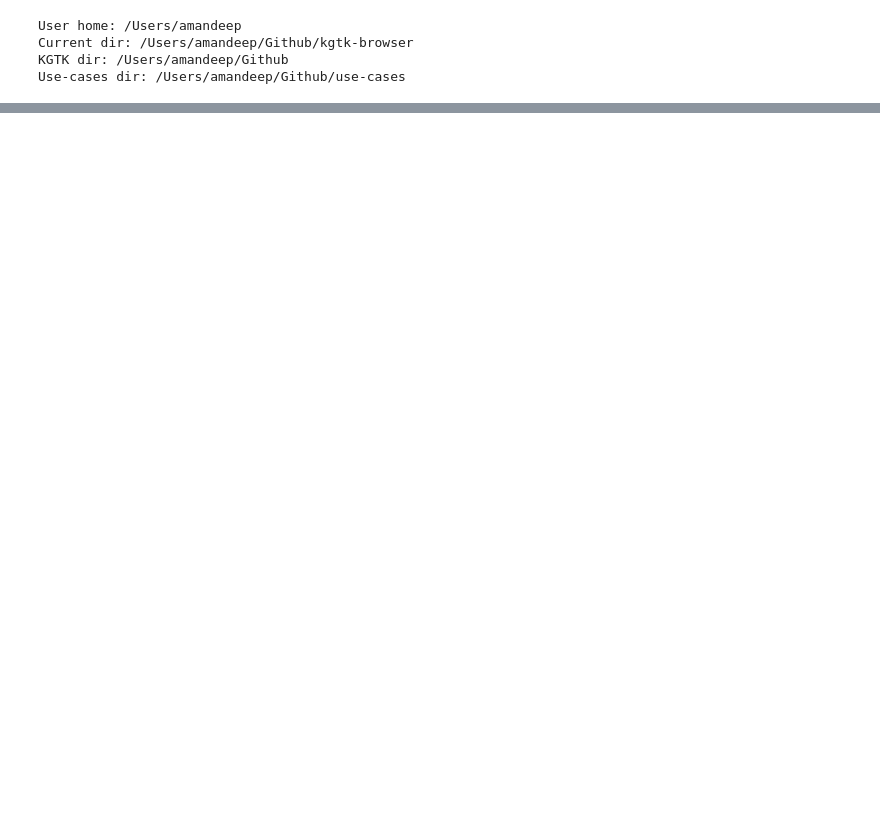
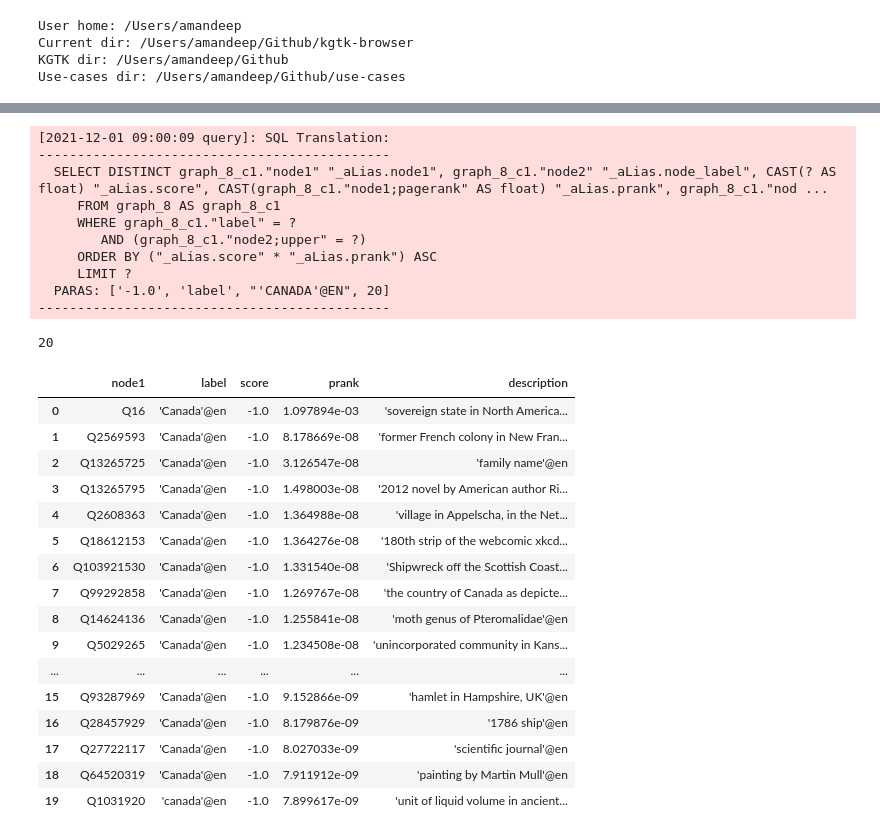
Before and after one commit to usc-isi-i2/kgtk-browser, a Jupyter notebook: KGTK-Query-Text-Search.ipynb, the cells around one changed output, grey strips where cells are left out. Drawn from its saved outputs; the diff is of its cells as text; code cells hidden in the pictures; blank space fills up the shorter version.

```diff
--- a/KGTK-Query-Text-Search.ipynb
+++ b/KGTK-Query-Text-Search.ipynb
@@ -300,0 +240,50 @@ search('bara oba')
+# %%
+def exact_search_labels(search_text, limit=20):
+    search_text = f"'{search_text.upper()}'@EN"
+    text_search_labels_query =  _kapi2.get_query(
+    doc="""
+     Exact Match case insensitive query
+    """,
+    name=f'exact_search_labels{search_text}',
+    inputs='l_d_pgr_ud',
+    match=f'l_d_pgr_ud: (n)-[r:label]->(l)',
+    where=f'r.`node2;upper`="{search_text}"',
+    ret='distinct n as node1, l as node_label, cast("-1.0", float) as score, cast(r.`node1;pagerank`, float) as prank, r.`node1;description` as description',
+    order='score*prank',
+    limit=limit
+)
+    results =  list([list(x) for x in text_search_labels_query.execute()])
+    df = pd.DataFrame(results, columns=['node1', 'label', 'score', 'prank', 'description'])
+    print(len(df))
+    return df
+# %%
+exact_search_labels('canada')
+# %% [output]
+[2021-12-01 09:00:09 query]: SQL Translation:
+---------------------------------------------
+  SELECT DISTINCT graph_8_c1."node1" "_aLias.node1", graph_8_c1."node2" "_aLias.node_label", CAST(? AS float) "_aLias.score", CAST(graph_8_c1."node1;pagerank" AS float) "_aLias.prank", graph_8_c1."nod ...
+     FROM graph_8 AS graph_8_c1
+     WHERE graph_8_c1."label" = ?
+        AND (graph_8_c1."node2;upper" = ?)
+     ORDER BY ("_aLias.score" * "_aLias.prank") ASC
+     LIMIT ?
+  PARAS: ['-1.0', 'label', "'CANADA'@EN", 20]
+---------------------------------------------
+20
+|  | node1 | label | score | prank | description |
+| 0 | Q16 | 'Canada'@en | -1.0 | 1.097894e-03 | 'sovereign state in North America... |
+| 1 | Q2569593 | 'Canada'@en | -1.0 | 8.178669e-08 | 'former French colony in New Fran... |
+| 2 | Q13265725 | 'Canada'@en | -1.0 | 3.126547e-08 | 'family name'@en |
+| 3 | Q13265795 | 'Canada'@en | -1.0 | 1.498003e-08 | '2012 novel by American author Ri... |
+| 4 | Q2608363 | 'Canada'@en | -1.0 | 1.364988e-08 | 'village in Appelscha, in the Net... |
+| 5 | Q18612153 | 'Canada'@en | -1.0 | 1.364276e-08 | '180th strip of the webcomic xkcd... |
+| 6 | Q103921530 | 'Canada'@en | -1.0 | 1.331540e-08 | 'Shipwreck off the Scottish Coast... |
+| 7 | Q99292858 | 'Canada'@en | -1.0 | 1.269767e-08 | 'the country of Canada as depicte... |
+| 8 | Q14624136 | 'Canada'@en | -1.0 | 1.255841e-08 | 'moth genus of Pteromalidae'@en |
+| 9 | Q5029265 | 'Canada'@en | -1.0 | 1.234508e-08 | 'unincorporated community in Kans... |
+| ... | ... | ... | ... | ... | ... |
+| 15 | Q93287969 | 'Canada'@en | -1.0 | 9.152866e-09 | 'hamlet in Hampshire, UK'@en |
+| 16 | Q28457929 | 'Canada'@en | -1.0 | 8.179876e-09 | '1786 ship'@en |
+| 17 | Q27722117 | 'Canada'@en | -1.0 | 8.027033e-09 | 'scientific journal'@en |
+| 18 | Q64520319 | 'Canada'@en | -1.0 | 7.911912e-09 | 'painting by Martin Mull'@en |
+| 19 | Q1031920 | 'canada'@en | -1.0 | 7.899617e-09 | 'unit of liquid volume in ancient... |
```
Also changed, not shown: parts of 34 cells of this notebook.
